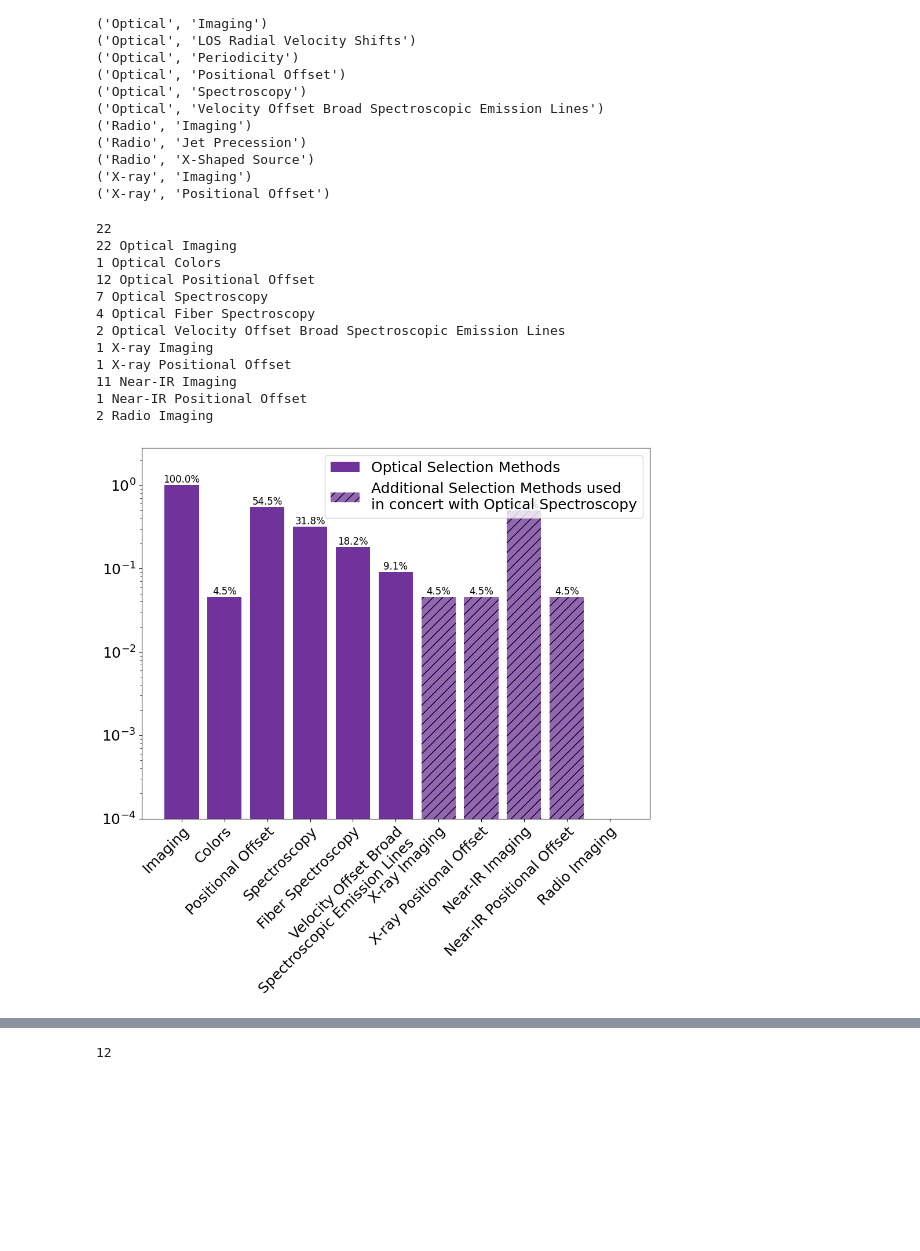
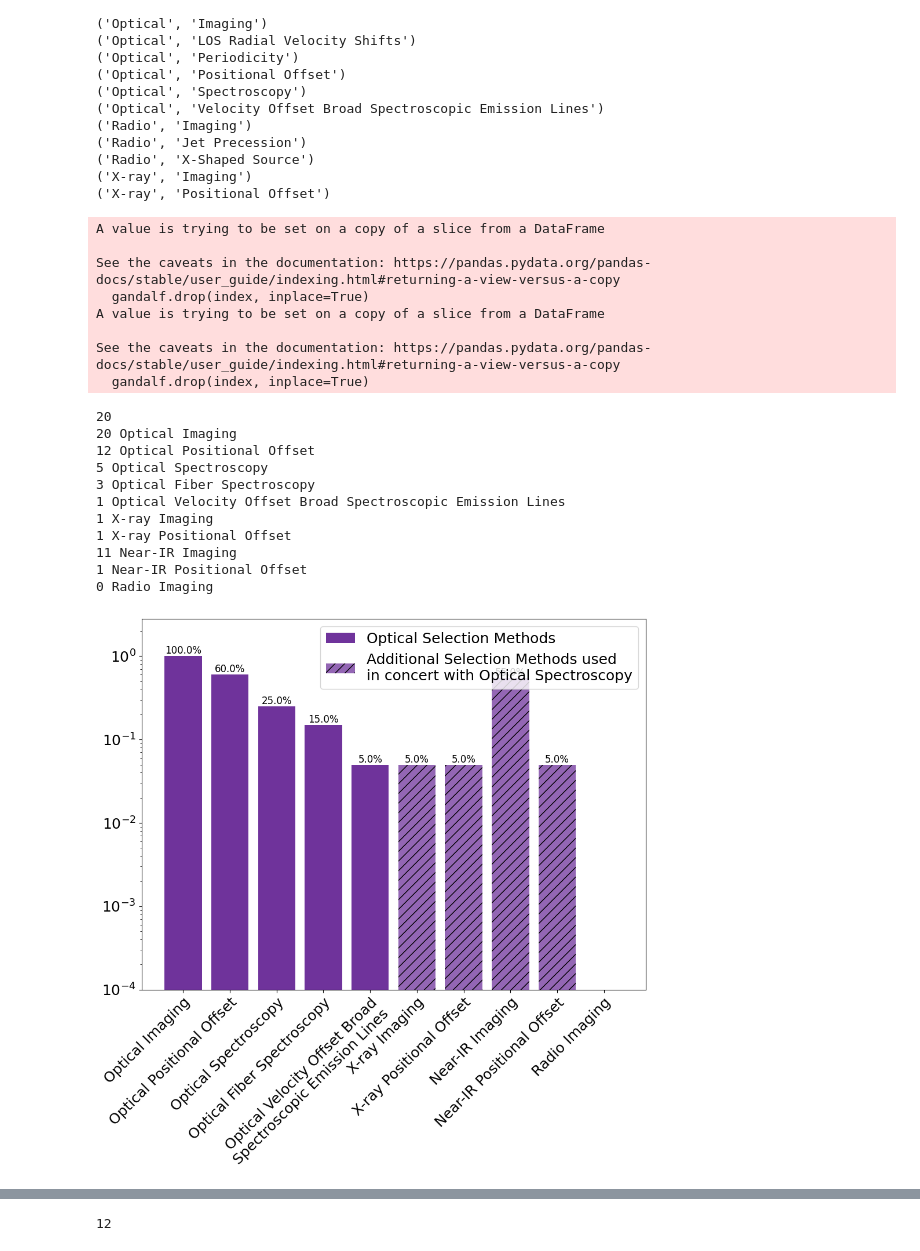
Before and after one commit to thatastroguy/thebigmac, a Jupyter notebook: MAC_RecoilAGN_SelectionMethodAnalysis.ipynb, the cells around one changed output, grey strips where cells are left out. Cells and saved outputs as stored; diff of their text form; code cells hidden in the pictures; blank space fills up the shorter version.

Commit message:
Committing changes to the 0.5 and 0.8 notebooks. See change logs in those notebooks for more details. Also committing updatews to selection method notebooks for duals and recoils.

```diff
--- a/MAC_RecoilAGN_SelectionMethodAnalysis.ipynb
+++ b/MAC_RecoilAGN_SelectionMethodAnalysis.ipynb
@@ -380,8 +380,9 @@ band = ['Radio']
 tech1 = ['Imaging','Jet Precession','X-Shaped Source'] #'X-Shaped Source'
 
 band2 = ['Optical']
-tech2 = ['Imaging','Spectroscopy','Fiber Spectroscopy',\
+tech2 = ['Spectroscopy','Fiber Spectroscopy',\
         'Velocity Offset Broad Spectroscopic Emission Lines'] #'Spectroscopic Emission Line Ratios'
+# throwing out 'Imaging' as of 20 June 2024
 #'Colors' 'Velocity Offset Narrow Spectroscopic Emission Lines' # 'Double-Peaked Spectroscopic Emission Lines'
 #band2 = ['X-ray']
 #tech2 = ['Imaging','Positional Offset','Spectroscopy']
@@ -409,8 +410,12 @@ for i in band:
     for j in tech1:
         filter_selection = get_selection_method(str(i), str(j))
         df_selection = gandalf[gandalf.apply(filter_selection, axis=1)]
-        num.append(len(df_selection)/norm)
-        print(str(i)+' '+str(j)+' '+str(len(df_selection)))
+        if j=='Jet Precession':
+            num.append((len(df_selection)-1)/norm)
+            print(str(k)+' '+str(m)+' '+str(len(df_selection)))
+        else:
+            num.append(len(df_selection)/norm)
+            print(str(i)+' '+str(j)+' '+str(len(df_selection)))
 
 tech = []
 for i in tech1:
@@ -582,7 +586,7 @@ gandalf[['Name1','Paper(s)','Primary System Type','Secondary System Type','Terti
 # %%
 test = gandalf.copy()
 for index, row in gandalf.iterrows():
-    if 'Optical Imaging' not in row['Processed Selection Method']:
+    if 'Near-IR Imaging' not in row['Processed Selection Method']:
         test.drop(index, inplace=True)
 
 test[['Name1','Paper(s)','Primary System Type','Secondary System Type','Tertiary System Type',\
@@ -956,9 +974,9 @@ for i in sorted_unique_entries:
 #('X-ray', 'Positional Offset') *
 
 band = ['Optical']
-tech = ['Imaging','Colors','Positional Offset','Spectroscopy','Fiber Spectroscopy',\
+tech = ['Imaging','Positional Offset','Spectroscopy','Fiber Spectroscopy',\
         'Velocity Offset Broad Spectroscopic Emission Lines'] #'LOS Radial Velocity Shifts', 'Periodicity' #'Radio-Optical Positional Offsets',
-#'Double-Peaked Broad Spectroscopic Emission Lines',
+#'Double-Peaked Broad Spectroscopic Emission Lines', #'Colors'
 band2 = ['X-ray']
 tech2 = ['Imaging','Positional Offset']
 band3 = ['Near-IR']
@@ -974,6 +992,12 @@ filter_selection = get_selection_method('Optical', 'Imaging')
 gandalf = MAC3[MAC3.apply(filter_selection, axis=1)]
 
 # we need to drop this object: SDSSJ152806.63+132345.8 / J1528+1323
+names=['SDSSJ152806.63+132345.8 / J1528+1323','E1821+643']
+for i in names:
+    for index, row in gandalf.iterrows():
+        if row['Name1']==str(i):
+            gandalf.drop(index, inplace=True)
+
 
 
 print(len(gandalf))
@@ -991,8 +1015,9 @@ for i in band:
             num.append(len(df_selection)/norm)
             print(str(len(df_selection)) + ' ' + str(i) + ' ' + str(j))
 
+tech1 = []
 for i in tech:
-    techadd.append('Optical '+str(i))
+    tech1.append('Optical '+str(i))
 
 #fig, (ax1, ax2) = plt.subplots(1, 2, figsize=(20,10))
 fig, (ax1) = plt.subplots(1, 1, figsize=(10,10))
@@ -1000,7 +1025,7 @@ plt.rcParams.update({'font.size': 18})
 
 #ax1.bar(tech, num, width=0.8, bottom=None, align='center', data=None, log=True, color='indigo', alpha=0.8, label='Radio Selection Methods')
 
-bars = ax1.bar(tech, num, width=0.8, bottom=None, align='center', data=None, log=True, color='indigo', alpha=0.8, label='Optical Selection Methods')
+bars = ax1.bar(tech1, num, width=0.8, bottom=None, align='center', data=None, log=True, color='indigo', alpha=0.8, label='Optical Selection Methods')
 for bar in bars:
     height = bar.get_height()
     if height>0.0001:
@@ -1050,7 +1075,7 @@ for i in tech6:
 
 bars = ax1.bar(techadd, num, width=0.8, bottom=None, align='center', data=None, log=True, color='indigo', alpha=0.6, hatch='//', label='Additional Selection Methods used\nin concert with Optical Spectroscopy')
 #xlabels =  ax1.get_xticklabels()
-ax1.set_xticklabels(tech+techadd, rotation=45, ha='right', rotation_mode='anchor')
+ax1.set_xticklabels(tech1+techadd, rotation=45, ha='right', rotation_mode='anchor')
 #ax1.text(0.2, 0.9, 'Object Class: Dual AGN/SMBH Candidates\nSelection Breakdown: Radio Imaging', transform=ax1.transAxes, fontsize=18)
 
 for bar in bars:
@@ -1061,7 +1086,7 @@ for bar in bars:
                 ha='center', va='bottom', fontsize=12)
 current_labels = [label.get_text() for label in ax1.get_xticklabels()]
 # Update the specific label
-xlabels = ['Velocity Offset Broad\nSpectroscopic Emission Lines' if label == 'Velocity Offset Broad Spectroscopic Emission Lines' else label for label in current_labels]
+xlabels = ['Optical Velocity Offset Broad\nSpectroscopic Emission Lines' if label == 'Optical Velocity Offset Broad Spectroscopic Emission Lines' else label for label in current_labels]
 
 ax1.set_xticklabels(xlabels, rotation=45, ha='right', rotation_mode='anchor')
 
@@ -1069,46 +1094,53 @@ ax1.legend()
 
 
 # the second bar chart will go below here...
 #
 #
 #
 #tech = []
 #num = []
 #
 #
 #bars = ax2.bar(tech, num, width=0.8, bottom=None, align='center', data=None, log=True, color='indigo', alpha=0.2, hatch='x', label='Selection Methods Independent of Optical\nSpectroscopy that Recover the Same Objects')
 #xlabels = ax2.get_xticklabels()
 #ax2.set_xticklabels(xlabels, rotation=45, ha='right', rotation_mode='anchor')
 #ax2.legend()
 #
 #for bar in bars:
 #    height = bar.get_height()
 #    if height>0.0001:
 #        percentage = f'{100*height:.1f}%'
 #        ax2.text(bar.get_x() + bar.get_width() / 2, height, percentage,
 #                ha='center', va='bottom', fontsize=12)
 
 ax1.set_ylim([0.0001, 2.8])
 #ax2.set_ylim([0.0001, 2.8])
 #ax2.remove()
 
 plt.tight_layout()
 plt.savefig('recoil_breakdown_optimaging.pdf', dpi=150)
 plt.show()
 # %% [output]
-22
-22 Optical Imaging
-1 Optical Colors
-12 Optical Positional Offset
-7 Optical Spectroscopy
-4 Optical Fiber Spectroscopy
-2 Optical Velocity Offset Broad Spectroscopic Emission Lines
-1 X-ray Imaging
-1 X-ray Positional Offset
-11 Near-IR Imaging
-1 Near-IR Positional Offset
-2 Radio Imaging
+A value is trying to be set on a copy of a slice from a DataFrame
+
+See the caveats in the documentation: https://pandas.pydata.org/pandas-docs/stable/user_guide/indexing.html#returning-a-view-versus-a-copy
+  gandalf.drop(index, inplace=True)
+A value is trying to be set on a copy of a slice from a DataFrame
+
+See the caveats in the documentation: https://pandas.pydata.org/pandas-docs/stable/user_guide/indexing.html#returning-a-view-versus-a-copy
+  gandalf.drop(index, inplace=True)
+20
+20 Optical Imaging
+12 Optical Positional Offset
+5 Optical Spectroscopy
+3 Optical Fiber Spectroscopy
+1 Optical Velocity Offset Broad Spectroscopic Emission Lines
+1 X-ray Imaging
+1 X-ray Positional Offset
+11 Near-IR Imaging
+1 Near-IR Positional Offset
+0 Radio Imaging
-[figure, old version]
+[figure, new version]
 # %%
 gandalf[['Name1','Paper(s)','Primary System Type','Secondary System Type','Tertiary System Type',\
         'Parsed Selection Method','Parsed Analysis Method','Parsed Confirmation Method']]
```
Also changed, not shown: parts of 5 cells of this notebook, 3 other files.
